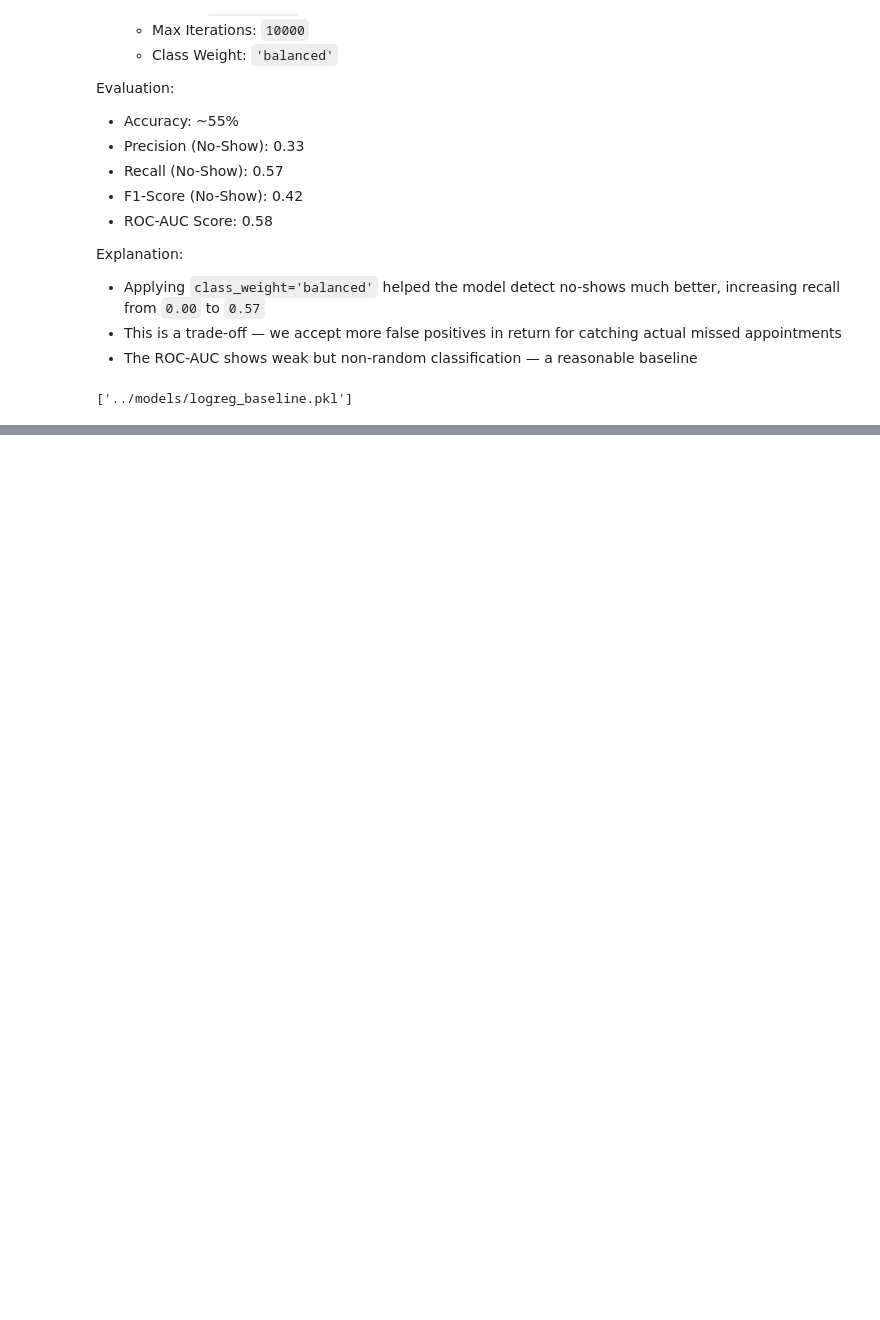
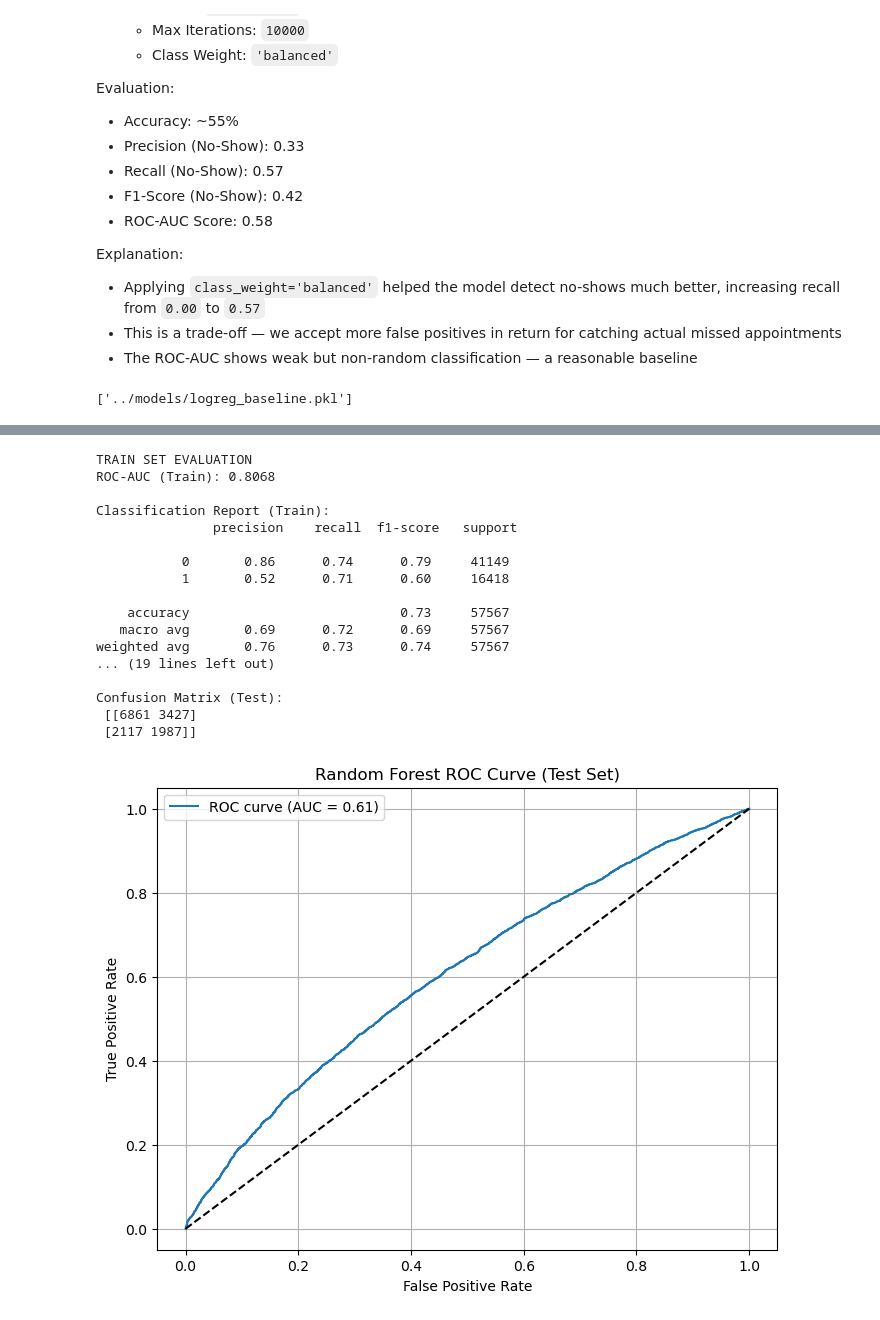
Before and after one commit to Perfect-Human007/ai-operational-assistant, a Jupyter notebook: notebooks/02_model_logistic_baseline.ipynb, the cells around one changed output, grey strips where cells are left out. Saved outputs shown, nothing was run; the diff lists cells and outputs as text; code cells hidden in the pictures; blank space fills up the shorter version.

```diff
--- a/notebooks/02_model_logistic_baseline.ipynb
+++ b/notebooks/02_model_logistic_baseline.ipynb
@@ -170,0 +286,64 @@ joblib.dump(baseline2, '../models/logreg_baseline.pkl')
+# %%
+#Another one
+rf3 = RandomForestClassifier(
+    n_estimators=300,
+    max_depth=15,
+    min_samples_leaf=3,
+    class_weight='balanced',
+    random_state=42,
+    n_jobs=-1
+)
+rf3.fit(X_train,y_train)
+
+# train set
+print("TRAIN SET EVALUATION")
+
+train_pred = rf3.predict(X_train)
+train_proba = rf3.predict_proba(X_train)[:, 1]
+
+print("ROC-AUC (Train):", round(roc_auc_score(y_train, train_proba), 4))
+print("\nClassification Report (Train):\n", classification_report(y_train, train_pred))
+print("\nConfusion Matrix (Train):\n", confusion_matrix(y_train, train_pred))
+
+#test set
+print("\nTEST SET EVALUATION")
+
+test_pred = rf3.predict(X_test)
+test_proba = rf3.predict_proba(X_test)[:, 1]
+
+print("ROC-AUC (Test):", round(roc_auc_score(y_test, test_proba), 4))
+print("\nClassification Report (Test):\n", classification_report(y_test, test_pred))
+print("\nConfusion Matrix (Test):\n", confusion_matrix(y_test, test_pred))
+
+# roc test
+fpr, tpr, thresholds = roc_curve(y_test, test_proba)
+roc_auc_val = auc(fpr, tpr)
+
+plt.figure(figsize=(8,6))
+plt.plot(fpr, tpr, label=f'ROC curve (AUC = {roc_auc_val:.2f})')
+plt.plot([0, 1], [0, 1], 'k--')
+plt.xlabel('False Positive Rate')
+plt.ylabel('True Positive Rate')
+plt.title('Random Forest ROC Curve (Test Set)')
+plt.legend()
+plt.grid()
+plt.show()
+# %% [output]
+TRAIN SET EVALUATION
+ROC-AUC (Train): 0.8068
+
+Classification Report (Train):
+               precision    recall  f1-score   support
+
+           0       0.86      0.74      0.79     41149
+           1       0.52      0.71      0.60     16418
+
+    accuracy                           0.73     57567
+   macro avg       0.69      0.72      0.69     57567
+weighted avg       0.76      0.73      0.74     57567
+... (19 lines left out)
+
+Confusion Matrix (Test):
+ [[6861 3427]
+ [2117 1987]]
+[figure, added]
```
Also changed, not shown: parts of 8 cells of this notebook, 3 other files.
